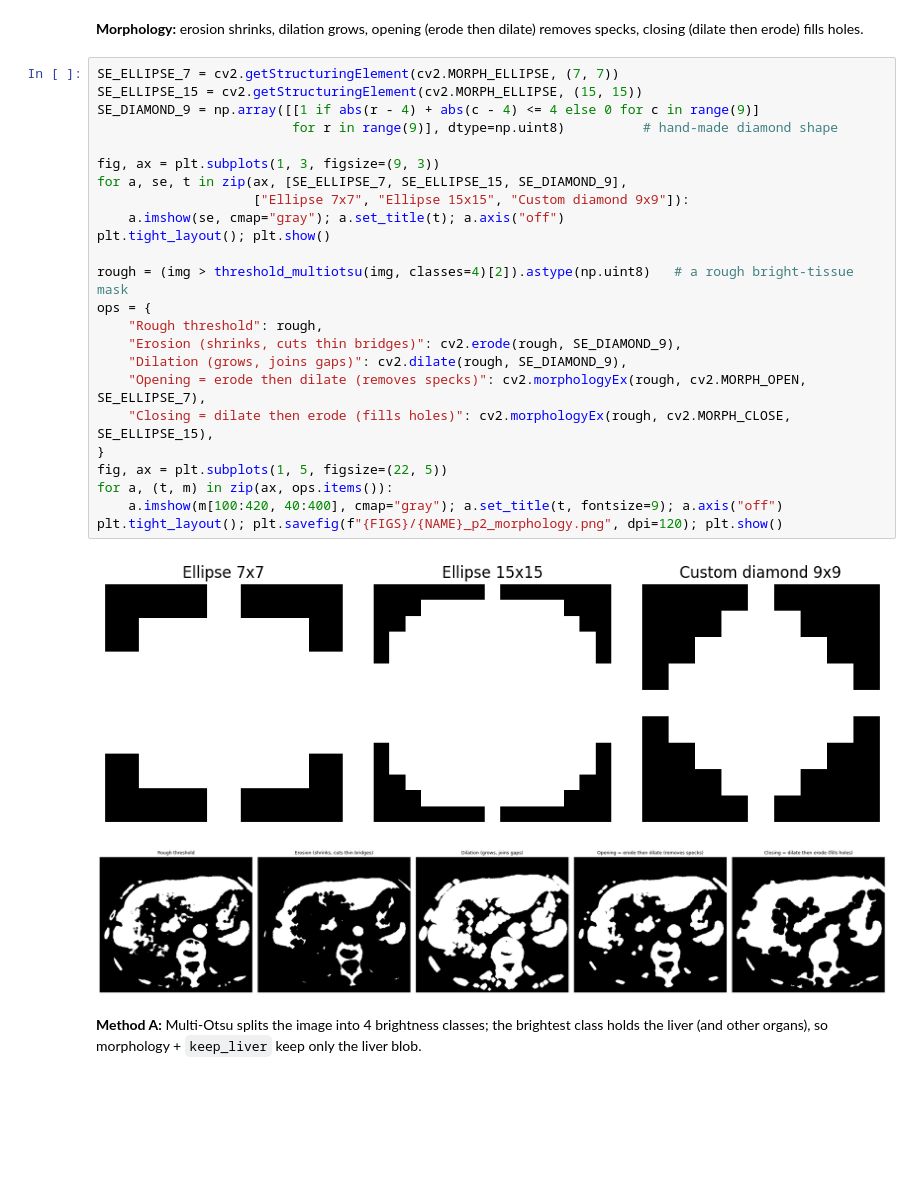
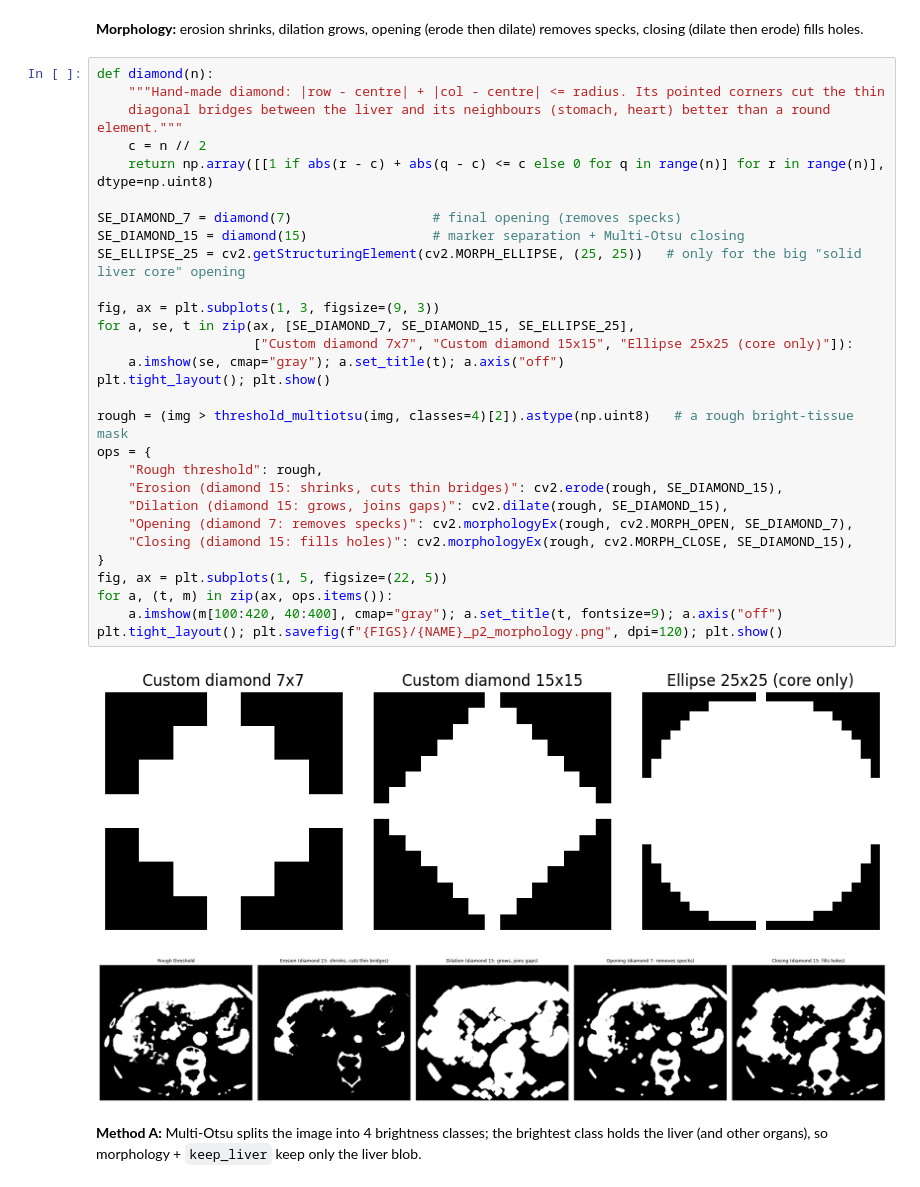
Before and after one commit to samasaeed-mv/imaging-assignment-, a Jupyter notebook: phase2/03_segmentation_sama.ipynb, the cells around one changed output. Saved outputs shown, nothing was run; the diff lists cells and outputs as text; blank space fills up the shorter version.

```diff
--- a/phase2/03_segmentation_sama.ipynb
+++ b/phase2/03_segmentation_sama.ipynb
@@ -63,32 +63,37 @@ example slice: p0_s65
 # %% [markdown]
 **Morphology:** erosion shrinks, dilation grows, opening (erode then dilate) removes specks, closing (dilate then erode) fills holes.
 # %%
-SE_ELLIPSE_7 = cv2.getStructuringElement(cv2.MORPH_ELLIPSE, (7, 7))
-SE_ELLIPSE_15 = cv2.getStructuringElement(cv2.MORPH_ELLIPSE, (15, 15))
-SE_DIAMOND_9 = np.array([[1 if abs(r - 4) + abs(c - 4) <= 4 else 0 for c in range(9)]
-                         for r in range(9)], dtype=np.uint8)          # hand-made diamond shape
+def diamond(n):
+    """Hand-made diamond: |row - centre| + |col - centre| <= radius. Its pointed corners cut the thin
+    diagonal bridges between the liver and its neighbours (stomach, heart) better than a round element."""
+    c = n // 2
+    return np.array([[1 if abs(r - c) + abs(q - c) <= c else 0 for q in range(n)] for r in range(n)], dtype=np.uint8)
+
+SE_DIAMOND_7 = diamond(7)                  # final opening (removes specks)
+SE_DIAMOND_15 = diamond(15)                # marker separation + Multi-Otsu closing
+SE_ELLIPSE_25 = cv2.getStructuringElement(cv2.MORPH_ELLIPSE, (25, 25))   # only for the big "solid liver core" opening
 
 fig, ax = plt.subplots(1, 3, figsize=(9, 3))
-for a, se, t in zip(ax, [SE_ELLIPSE_7, SE_ELLIPSE_15, SE_DIAMOND_9],
-                    ["Ellipse 7x7", "Ellipse 15x15", "Custom diamond 9x9"]):
+for a, se, t in zip(ax, [SE_DIAMOND_7, SE_DIAMOND_15, SE_ELLIPSE_25],
+                    ["Custom diamond 7x7", "Custom diamond 15x15", "Ellipse 25x25 (core only)"]):
     a.imshow(se, cmap="gray"); a.set_title(t); a.axis("off")
 plt.tight_layout(); plt.show()
 
 rough = (img > threshold_multiotsu(img, classes=4)[2]).astype(np.uint8)   # a rough bright-tissue mask
 ops = {
     "Rough threshold": rough,
-    "Erosion (shrinks, cuts thin bridges)": cv2.erode(rough, SE_DIAMOND_9),
-    "Dilation (grows, joins gaps)": cv2.dilate(rough, SE_DIAMOND_9),
-    "Opening = erode then dilate (removes specks)": cv2.morphologyEx(rough, cv2.MORPH_OPEN, SE_ELLIPSE_7),
-    "Closing = dilate then erode (fills holes)": cv2.morphologyEx(rough, cv2.MORPH_CLOSE, SE_ELLIPSE_15),
+    "Erosion (diamond 15: shrinks, cuts thin bridges)": cv2.erode(rough, SE_DIAMOND_15),
+    "Dilation (diamond 15: grows, joins gaps)": cv2.dilate(rough, SE_DIAMOND_15),
+    "Opening (diamond 7: removes specks)": cv2.morphologyEx(rough, cv2.MORPH_OPEN, SE_DIAMOND_7),
+    "Closing (diamond 15: fills holes)": cv2.morphologyEx(rough, cv2.MORPH_CLOSE, SE_DIAMOND_15),
 }
 fig, ax = plt.subplots(1, 5, figsize=(22, 5))
 for a, (t, m) in zip(ax, ops.items()):
     a.imshow(m[100:420, 40:400], cmap="gray"); a.set_title(t, fontsize=9); a.axis("off")
 plt.tight_layout(); plt.savefig(f"{FIGS}/{NAME}_p2_morphology.png", dpi=120); plt.show()
 # %% [output]
-[figure, old version]
+[figure, new version]
-[figure, old version]
+[figure, new version]
 # %% [markdown]
 **Method A:** Multi-Otsu splits the image into 4 brightness classes; the brightest class holds the liver (and other organs), so morphology + `keep_liver` keep only the liver blob.
 # %%
```
Also changed, not shown: parts of 4 cells of this notebook, 49 other files.
